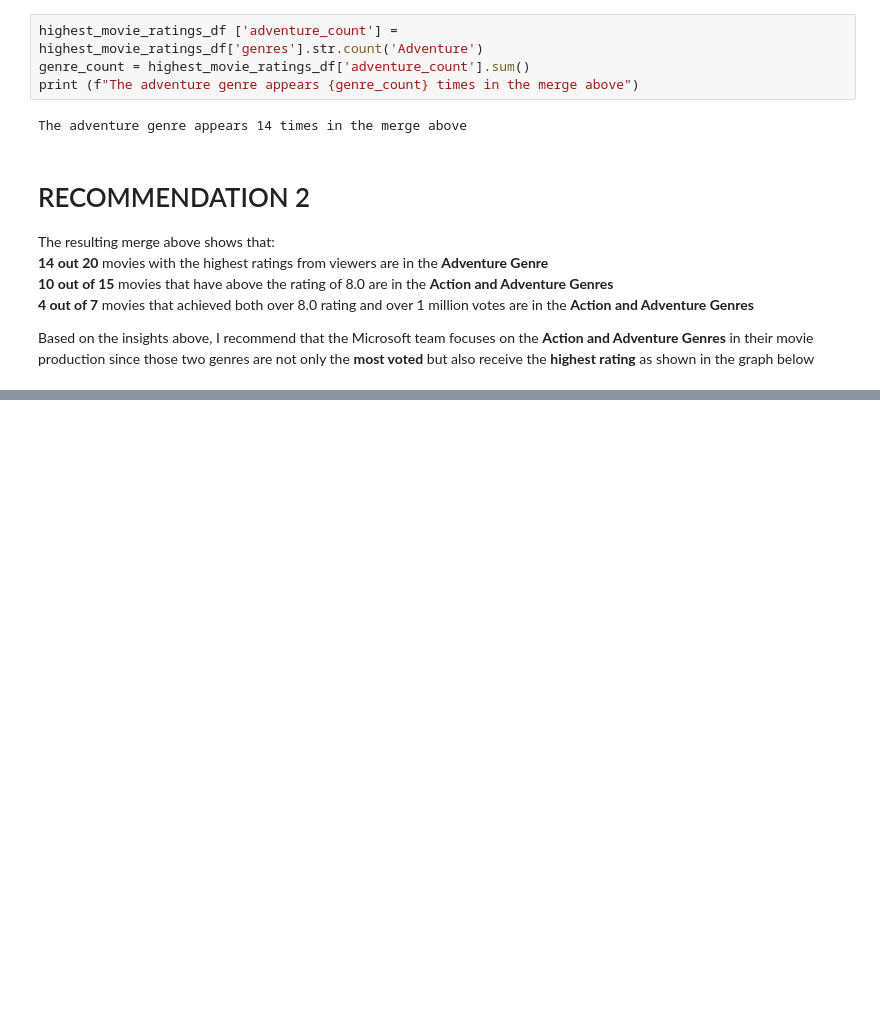
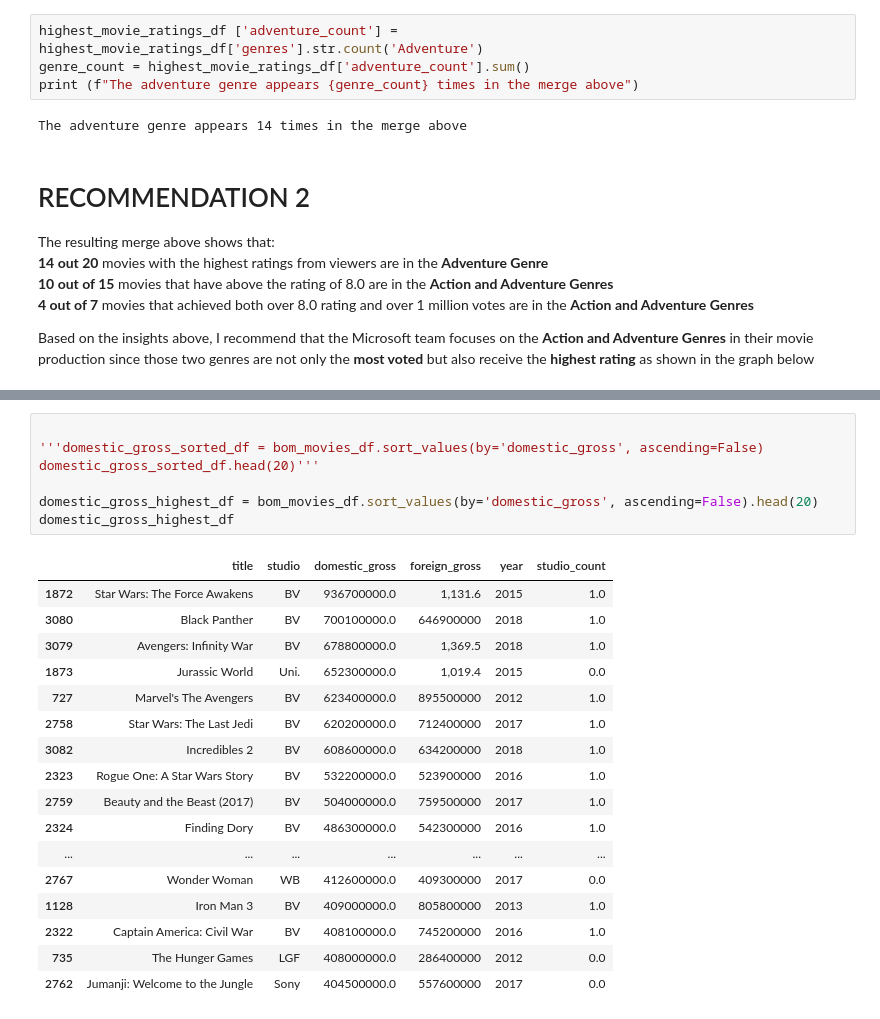
Before and after one commit to MathuDennis/moviesproject, a Jupyter notebook: student.ipynb, the cells around one changed output, grey strips where cells are left out. Cells and saved outputs as stored; diff of their text form; blank space fills up the shorter version.

```diff
--- a/student.ipynb
+++ b/student.ipynb
@@ -205,0 +242,25 @@ plt.show()
+# %%
+
+'''domestic_gross_sorted_df = bom_movies_df.sort_values(by='domestic_gross', ascending=False)
+domestic_gross_sorted_df.head(20)'''
+
+domestic_gross_highest_df = bom_movies_df.sort_values(by='domestic_gross', ascending=False).head(20)
+domestic_gross_highest_df
+# %% [output]
+|  | title | studio | domestic_gross | foreign_gross | year | studio_count |
+| 1872 | Star Wars: The Force Awakens | BV | 936700000.0 | 1,131.6 | 2015 | 1.0 |
+| 3080 | Black Panther | BV | 700100000.0 | 646900000 | 2018 | 1.0 |
+| 3079 | Avengers: Infinity War | BV | 678800000.0 | 1,369.5 | 2018 | 1.0 |
+| 1873 | Jurassic World | Uni. | 652300000.0 | 1,019.4 | 2015 | 0.0 |
+| 727 | Marvel's The Avengers | BV | 623400000.0 | 895500000 | 2012 | 1.0 |
+| 2758 | Star Wars: The Last Jedi | BV | 620200000.0 | 712400000 | 2017 | 1.0 |
+| 3082 | Incredibles 2 | BV | 608600000.0 | 634200000 | 2018 | 1.0 |
+| 2323 | Rogue One: A Star Wars Story | BV | 532200000.0 | 523900000 | 2016 | 1.0 |
+| 2759 | Beauty and the Beast (2017) | BV | 504000000.0 | 759500000 | 2017 | 1.0 |
+| 2324 | Finding Dory | BV | 486300000.0 | 542300000 | 2016 | 1.0 |
+| ... | ... | ... | ... | ... | ... | ... |
+| 2767 | Wonder Woman | WB | 412600000.0 | 409300000 | 2017 | 0.0 |
+| 1128 | Iron Man 3 | BV | 409000000.0 | 805800000 | 2013 | 1.0 |
+| 2322 | Captain America: Civil War | BV | 408100000.0 | 745200000 | 2016 | 1.0 |
+| 735 | The Hunger Games | LGF | 408000000.0 | 286400000 | 2012 | 0.0 |
+| 2762 | Jumanji: Welcome to the Jungle | Sony | 404500000.0 | 557600000 | 2017 | 0.0 |
```
Also changed, not shown: parts of 9 cells of this notebook.
